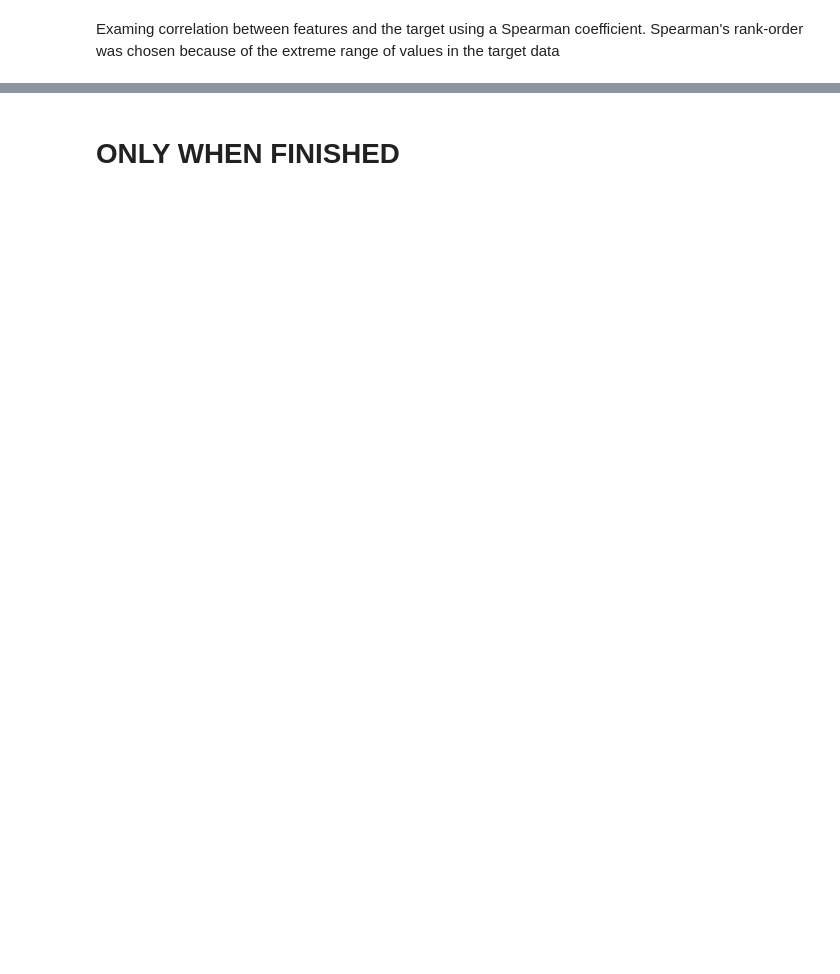
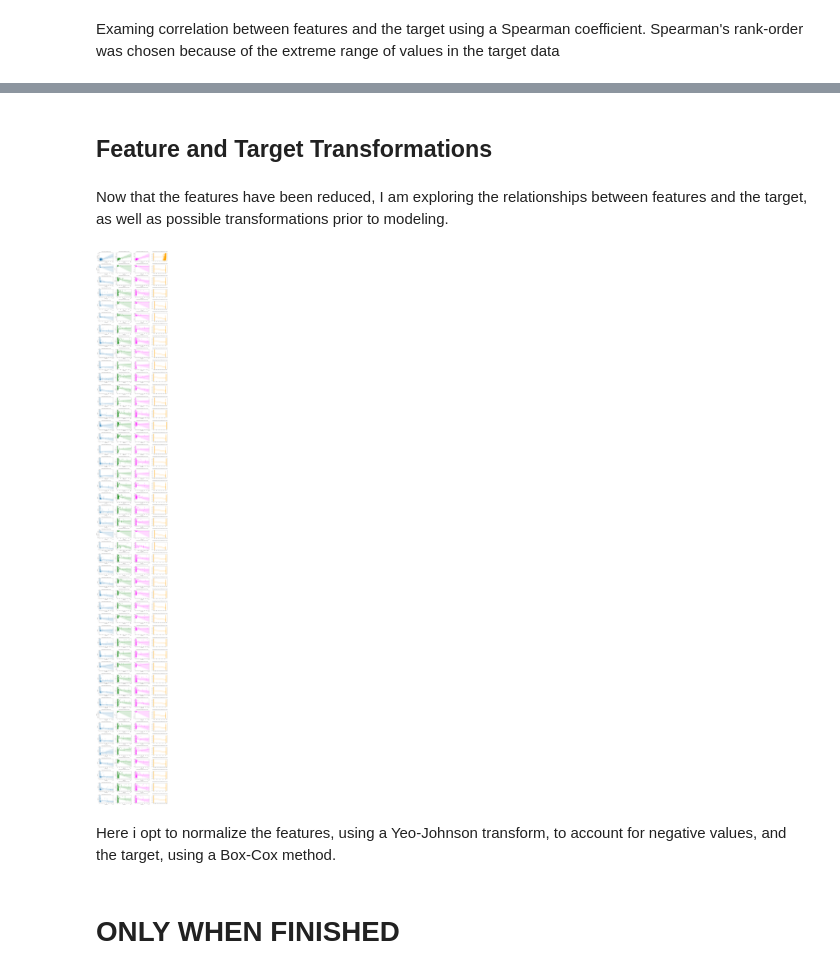
Before and after one commit to Antonio-RG/Banking_purchase_predictor, a Jupyter notebook: Santander_EDA.ipynb, the cells around one changed output, grey strips where cells are left out. Cells and saved outputs as stored; diff of their text form; code cells hidden in the pictures; blank space fills up the shorter version.

```diff
--- a/Santander_EDA.ipynb
+++ b/Santander_EDA.ipynb
@@ -100,11 +105,20 @@ Features have been further reduced based on their Spearman correlation to one an
+# %% [markdown]
+## Feature and Target Transformations
+# %% [markdown]
+Now that the features have been reduced, I am exploring the relationships between features and the target, as well as possible transformations prior to modeling.
 # %%
-fig, axs = plt.subplots(ncols=3, nrows=len(train_df.columns[1:]), figsize=(15, 150))
+fig, axs = plt.subplots(ncols=4, nrows=len(train_df.columns[1:]), figsize=(20, 150))
 
 for i, col in enumerate(train_df.iloc[:, 1:]):
     sns.regplot(train_df[col], train_df['target'], ax=axs[i, 0]).set_title('Relationship Between {} and Target'.format(col), fontsize=8, pad=15)
-    sns.regplot(train_df[col], np.log(train_df['target']), ax=axs[i, 1], color='green').set_title('Relationship Between Log of {} and Target'.format(col), fontsize=8, pad=20)
-    sns.regplot(train_df[col], stats.boxcox(train_df['target'])[0], ax=axs[i, 2], color='magenta').set_title('Relationship Between Log of {} and Log of Target'.format(col), fontsize=8, pad=20)
+    sns.regplot(train_df[col], np.log(train_df['target']), ax=axs[i, 1], color='green').set_title('Relationship Between {} and Log of Target'.format(col), fontsize=8, pad=20)
+    sns.regplot(train_df[col], stats.boxcox(train_df['target'])[0], ax=axs[i, 2], color='magenta').set_title('Relationship Between {} and Box-Cox of Target'.format(col), fontsize=8, pad=20)
+    sns.regplot(stats.yeojohnson(train_df[col])[0], stats.boxcox(train_df['target'])[0], color='orange', ax=axs[i, 3]).set_title('Relationship Between Yeo-Johnson of {} and Box-Cox of Target'.format(col), fontsize=8, pad=20)
 
 fig.tight_layout(pad=2.0)
+# %% [output]
+[figure, added]
+# %% [markdown]
+Here i opt to normalize the features, using a Yeo-Johnson transform, to account for negative values, and the target, using a Box-Cox method.
 # %%
 power = preprocessing.PowerTransformer(method='yeo-johnson', standardize=True)
```
Also changed, not shown: parts of 14 cells of this notebook, 8 other files.
